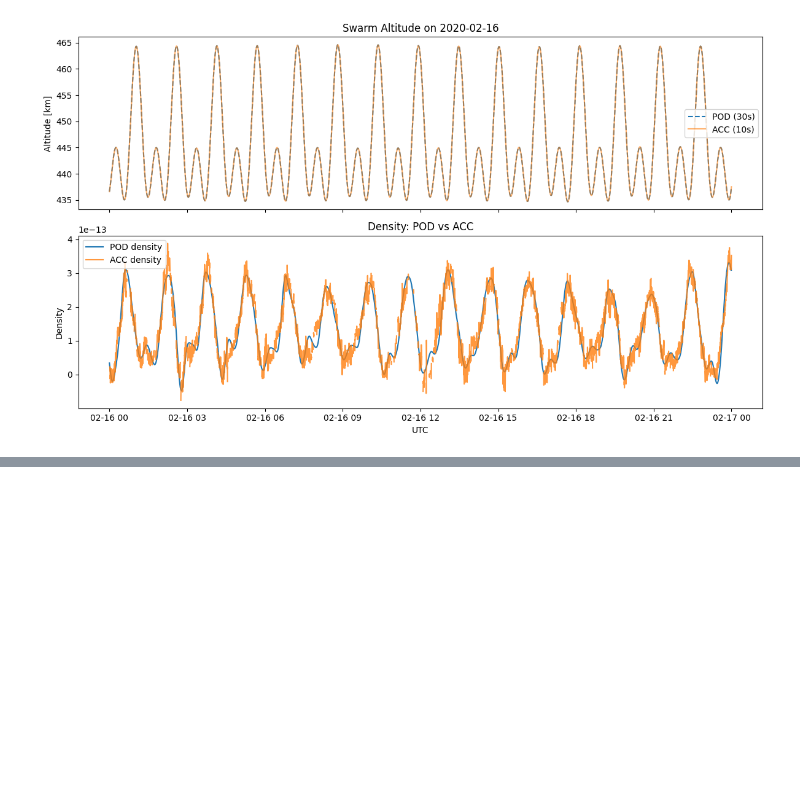
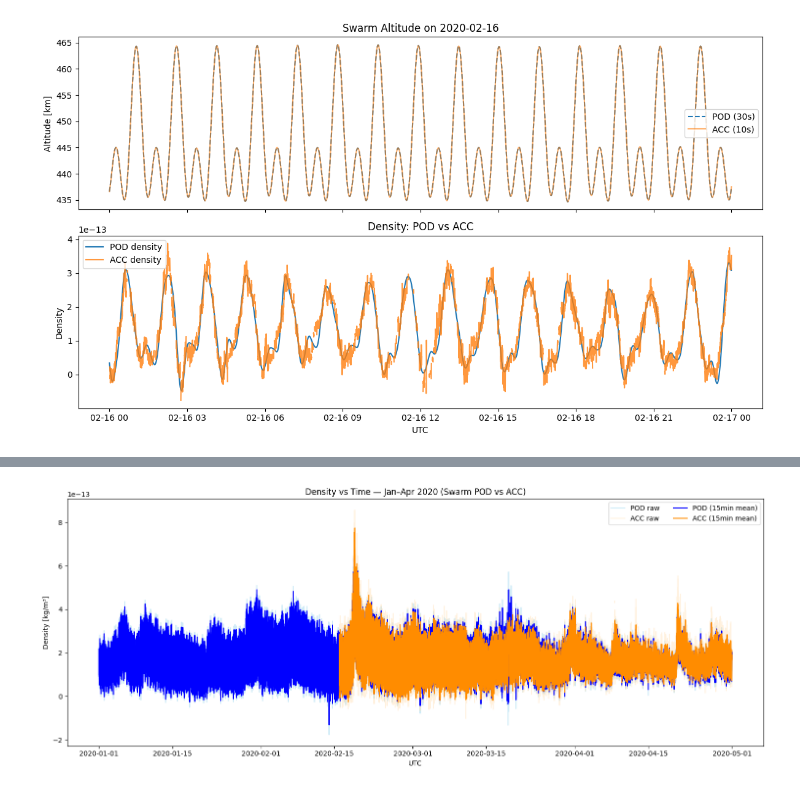
Before and after one commit to ryuabesei/testdata, a Jupyter notebook: firstdata.ipynb, the cells around one changed output, grey strips where cells are left out. Cells and saved outputs as stored; diff of their text form; code cells hidden in the pictures; blank space fills up the shorter version.

```diff
--- a/firstdata.ipynb
+++ b/firstdata.ipynb
@@ -335,0 +430,45 @@ plt.show()
+# %%
+# 保存したDNSを読み込み
+DNS_POD = pickle.load(open("DNS_POD_2020.pkl","rb"))
+DNS_ACC = pickle.load(open("DNS_ACC_2020.pkl","rb"))
+
+# DNSを1〜4月分に結合
+def concat_dns_jan_to_apr(DNS):
+    frames = []
+    for k in sorted(DNS.keys()):
+        df = DNS[k]["data"]
+        if not df.empty:
+            df_jan_apr = df.loc["2020-01-01":"2020-04-30 23:59:59"]
+            if not df_jan_apr.empty:
+                frames.append(df_jan_apr)
+    return pd.concat(frames).sort_index() if frames else pd.DataFrame()
+
+P_all = concat_dns_jan_to_apr(DNS_POD).rename(columns={"density":"rho_pod"})
+A_all = concat_dns_jan_to_apr(DNS_ACC).rename(columns={"density":"rho_acc"})
+
+# PODを基準にACCを時間合わせ（±30秒）
+merged = pd.merge_asof(
+    P_all.sort_index()[["rho_pod"]],
+    A_all.sort_index()[["rho_acc"]],
+    left_index=True, right_index=True,
+    direction="nearest", tolerance=pd.Timedelta("30s")
+)
+
+# 15分移動平均で平滑化
+mv = merged.rolling("15min", min_periods=1).mean()
+
+# === プロット ===
+fig, ax = plt.subplots(figsize=(15,6))
+
+ax.plot(merged.index, merged["rho_pod"], color="skyblue", alpha=0.4, label="POD raw")
+ax.plot(merged.index, merged["rho_acc"], color="navajowhite", alpha=0.4, label="ACC raw")
+ax.plot(mv.index, mv["rho_pod"], color="blue", label="POD (15min mean)")
+ax.plot(mv.index, mv["rho_acc"], color="darkorange", label="ACC (15min mean)")
+
+ax.set_title("Density vs Time — Jan–Apr 2020 (Swarm POD vs ACC)")
+ax.set_ylabel("Density [kg/m³]")
+ax.set_xlabel("UTC")
+ax.legend(ncol=2)
+plt.tight_layout(); plt.show()
+# %% [output]
+[figure, added]
```
Also changed, not shown: parts of 6 cells of this notebook, 2 other files.
